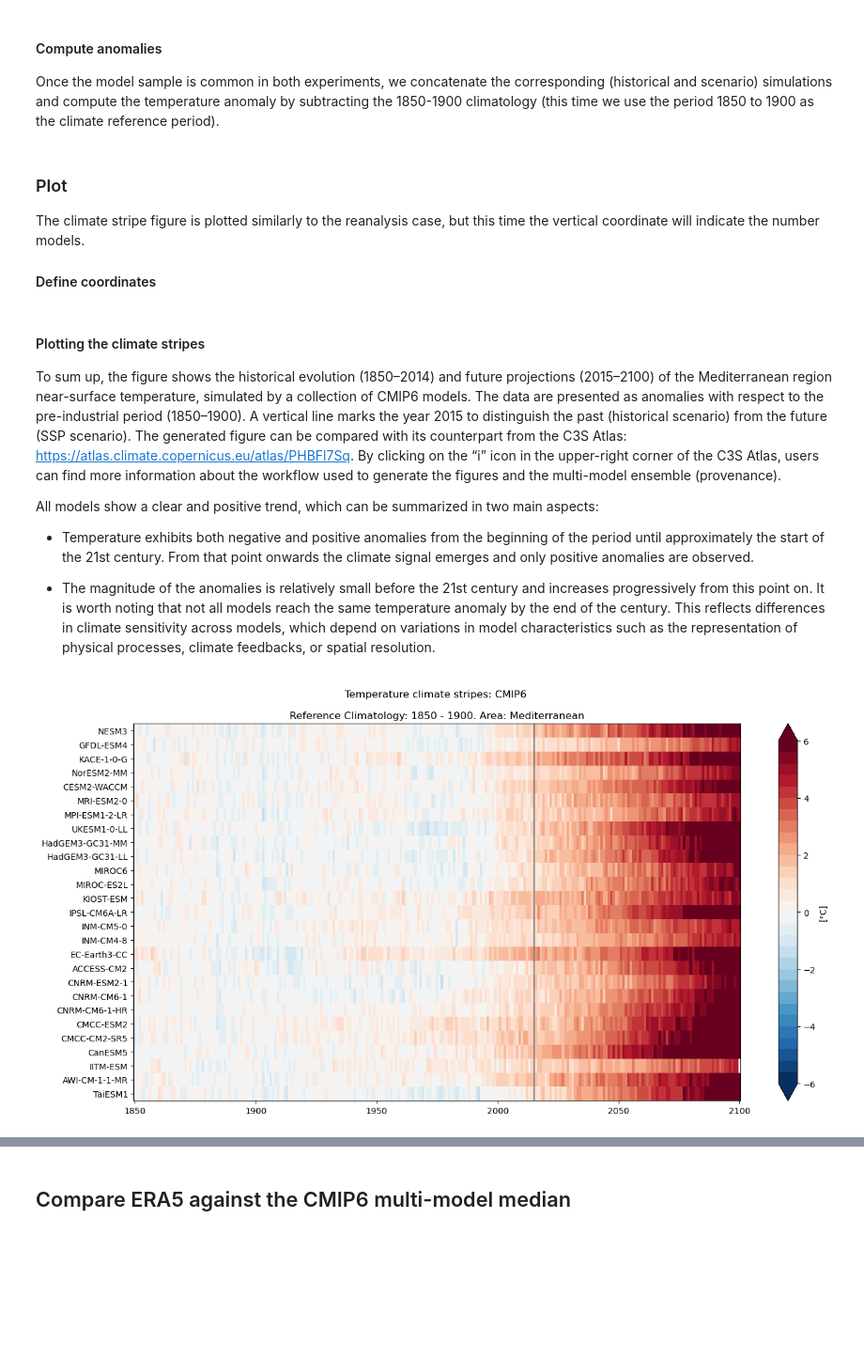
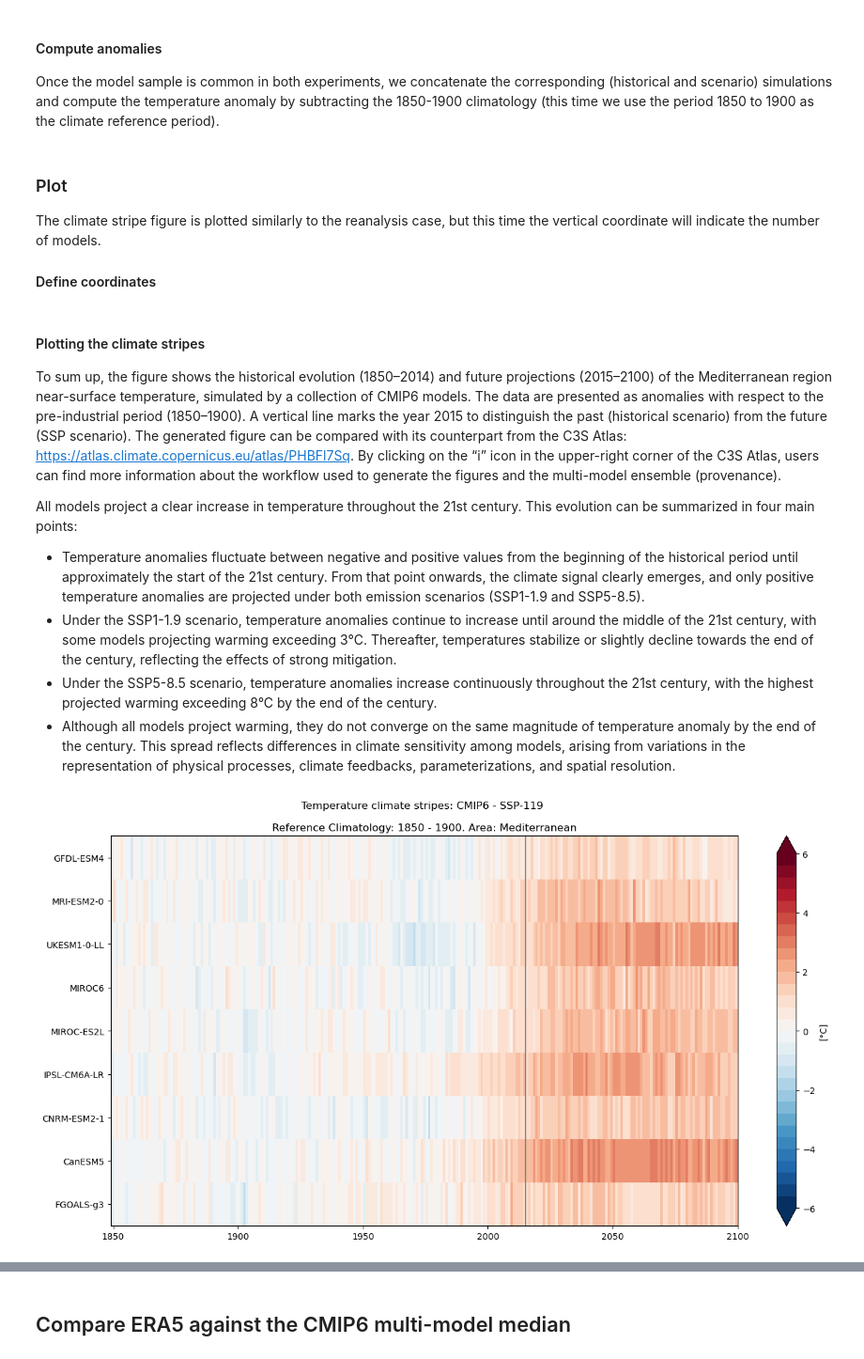
Before and after one commit to ecmwf-projects/c3s-atlas, a Jupyter notebook: book/notebooks/climate_stripes_training.ipynb, the cells around one changed output, grey strips where cells are left out. Shown at 94% size. Cells and saved outputs as stored; diff of their text form; code cells hidden in the pictures; blank space fills up the shorter version.

```diff
--- a/book/notebooks/climate_stripes_training.ipynb
+++ b/book/notebooks/climate_stripes_training.ipynb
@@ -364,36 +386,47 @@ ds_ssp  = ds_ssp.where(ds_ssp.member_id.isin(common), drop=True)
 After selecting a common sample, the variables are grouped by year and averaged over latitude and longitude, using the cosine of latitude as a proxy to account for differences in grid-cell areas. The temperature data now has member and year dimensions.
 # %%
 # Calculate weights
-weights = np.cos(np.deg2rad(ds_hist.lat))
+weights = np.cos(np.deg2rad(ds_hist119.lat))
 
 # Aggregate over the Mediterranean region using xarray funtion:
-ds_hist = ds_hist.weighted(weights).mean(dim=("lat", "lon"),  keep_attrs=True)
-ds_ssp = ds_ssp.weighted(weights).mean(dim=("lat", "lon"),  keep_attrs=True)
+ds_hist119 = ds_hist119.weighted(weights).mean(dim=("lat", "lon"),  keep_attrs=True)
+ds_hist585 = ds_hist585.weighted(weights).mean(dim=("lat", "lon"),  keep_attrs=True)
+
+ds_ssp119 = ds_ssp119.weighted(weights).mean(dim=("lat", "lon"),  keep_attrs=True)
+ds_ssp585 = ds_ssp585.weighted(weights).mean(dim=("lat", "lon"),  keep_attrs=True)
 
 # Group by year
-ds_hist = ds_hist.groupby('time.year').mean()
-ds_ssp = ds_ssp.groupby('time.year').mean()
+ds_hist119 = ds_hist119.groupby('time.year').mean()
+ds_ssp119 = ds_ssp119.groupby('time.year').mean()
+
+ds_hist585 = ds_hist585.groupby('time.year').mean()
+ds_ssp585 = ds_ssp585.groupby('time.year').mean()
 # %% [markdown]
 #### Compute anomalies
 Once the model sample is common in both experiments, we concatenate the corresponding (historical and scenario) simulations and compute the temperature anomaly by subtracting the 1850-1900 climatology (this time we use the period 1850 to 1900 as the climate reference period).
 # %%
 # Total time-series and temperature anomaly
-serie = xr.concat([ds_hist, ds_ssp], dim="year")
+serie119 = xr.concat([ds_hist119, ds_ssp119], dim="year")
+serie585 = xr.concat([ds_hist585, ds_ssp585], dim="year")
 
-clim = serie.sel(year=slice('1850-01-01', '1899-12-31')).mean(dim="year", keep_attrs=True)
-t_anom =  serie - clim
+clim119 = serie119.sel(year=slice('1850-01-01', '1899-12-31')).mean(dim="year", keep_attrs=True)
+t_anom119 =  serie119 - clim119
+
+clim585 = serie585.sel(year=slice('1850-01-01', '1899-12-31')).mean(dim="year", keep_attrs=True)
+t_anom585 =  serie585 - clim585
 # %% [markdown]
 ### Plot
-The climate stripe figure is plotted similarly to the reanalysis case, but this time the vertical coordinate will indicate the number models.
+The climate stripe figure is plotted similarly to the reanalysis case, but this time the vertical coordinate will indicate the number of models.
 
 #### Define coordinates
 # %%
 # Coordinate definitions
 # Vertical coordinate
-y = xr.DataArray(np.arange(28), dims="member")
+y_119 = xr.DataArray(np.arange(len(t_anom119.member)), dims="member")
+y_585 = xr.DataArray(np.arange(len(t_anom585.member)), dims="member")
 
 # Horizontal coordinate
-time = t_anom["year"].values
+time = t_anom585["year"].values[0:-1]
 
 # Temporal ticks
 dt = np.diff(time) / 2
@@ -402,41 +435,42 @@ time = np.concatenate(([time[0] - dt[0]], time[:-1] + dt, [time[-1] + dt[-1]]))
 #### Plotting the climate stripes
 To sum up, the figure shows the historical evolution (1850–2014) and future projections (2015–2100) of the Mediterranean region near-surface temperature, simulated by a collection of CMIP6 models. The data are presented as anomalies with respect to the pre-industrial period (1850–1900). A vertical line marks the year 2015 to distinguish the past (historical scenario) from the future (SSP scenario). The generated figure can be compared with its counterpart from the C3S Atlas: https://atlas.climate.copernicus.eu/atlas/PHBFl7Sq. By clicking on the “i” icon in the upper-right corner of the C3S Atlas, users can find more information about the workflow used to generate the figures and the multi-model ensemble (provenance).
 
-All models show a clear and positive trend, which can be summarized in two main aspects:
+All models project a clear increase in temperature throughout the 21st century. This evolution can be summarized in four main points:
 
-- Temperature exhibits both negative and positive anomalies from the beginning of the period until approximately the start of the 21st century. From that point onwards the climate signal emerges and only positive anomalies are observed.
-
-- The magnitude of the anomalies is relatively small before the 21st century and increases progressively from this point on. It is worth noting that not all models reach the same temperature anomaly by the end of the century. This reflects differences in climate sensitivity across models, which depend on variations in model characteristics such as the representation of physical processes, climate feedbacks, or spatial resolution.
+- Temperature anomalies fluctuate between negative and positive values from the beginning of the historical period until approximately the start of the 21st century. From that point onwards, the climate signal clearly emerges, and only positive temperature anomalies are projected under both emission scenarios (SSP1-1.9 and SSP5-8.5).
+- Under the SSP1-1.9 scenario, temperature anomalies continue to increase until around the middle of the 21st century, with some models projecting warming exceeding 3°C. Thereafter, temperatures stabilize or slightly decline towards the end of the century, reflecting the effects of strong mitigation.
+- Under the SSP5-8.5 scenario, temperature anomalies increase continuously throughout the 21st century, with the highest projected warming exceeding 8°C by the end of the century.
+- Although all models project warming, they do not converge on the same magnitude of temperature anomaly by the end of the century. This spread reflects differences in climate sensitivity among models, arising from variations in the representation of physical processes, climate feedbacks, parameterizations, and spatial resolution.
 # %%
 # Colorbar: colors and number of colors
 cmap = plt.get_cmap("RdBu_r", 30)
 
 # Figure
 fig, ax = plt.subplots(figsize=(16, 8)) # Figure size
 
 img = ax.pcolormesh(
     time,
-    y,
-    t_anom.transpose("member", "year"),
+    y_119,
+    t_anom119.transpose("member", "year"),
     cmap=cmap,
     vmin=-6,
     vmax=6,
-    shading="flat"
+    shading="auto"
 )
 
 # Axis
-ax.set_yticks(np.arange(27)+0.5)
-ax.set_yticklabels(t_anom.gcm_model.values)
+ax.set_yticks(np.arange(len(t_anom119.member)))
+ax.set_yticklabels(t_anom119.gcm_model.values)
 
 ax.axvline(x=2015, color='dimgrey', linewidth=1.5, linestyle="-", alpha=0.8)
 
 # Add colorbar
 cbar = fig.colorbar(img,ax=ax, extend='both')
 cbar.set_label("[°C]")
 
 # Title
-plt.title("Temperature climate stripes: CMIP6 \n\nReference Climatology: 1850 - 1900. Area: Mediterranean")
+plt.title("Temperature climate stripes: CMIP6 - SSP-119 \n\nReference Climatology: 1850 - 1900. Area: Mediterranean")
 
 plt.show()
 # %% [output]
-[figure, old version]
+[figure, new version]
```
Also changed, not shown: parts of 20 cells of this notebook, 1 other file.
